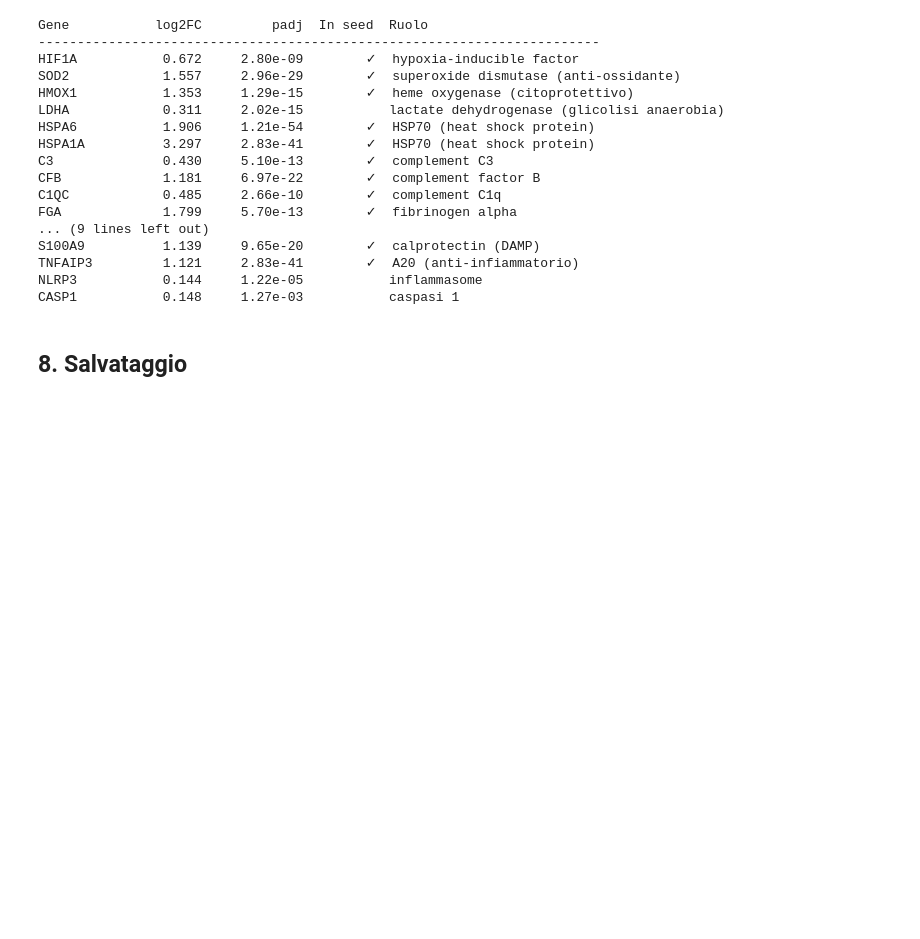
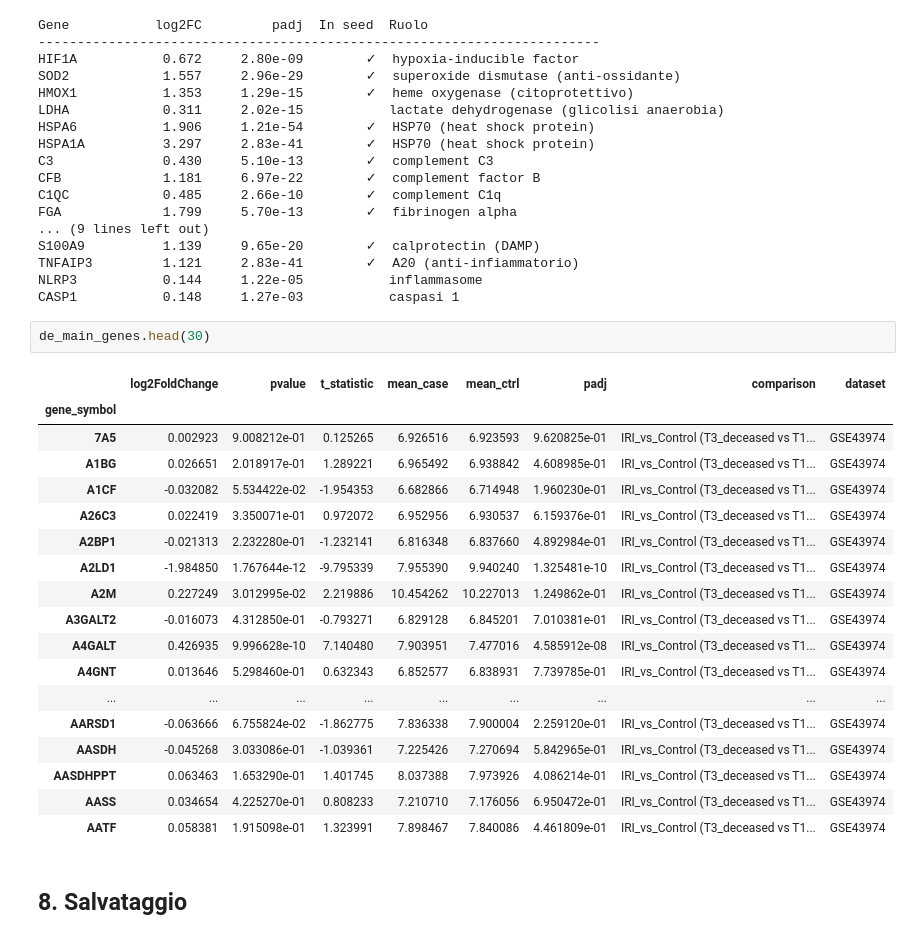
Before and after one commit to roberto-casale/iri_aki_pipeline, a Jupyter notebook: notebooks/fase1_GSE43974_raw.ipynb, the cells around one changed output. Saved outputs shown, nothing was run; the diff lists cells and outputs as text; blank space fills up the shorter version.

Commit message:
fix Excel - dates and gene names

```diff
--- a/notebooks/fase1_GSE43974_raw.ipynb
+++ b/notebooks/fase1_GSE43974_raw.ipynb
@@ -949,6 +1052,27 @@ S100A9          1.139     9.65e-20        ✓  calprotectin (DAMP)
 TNFAIP3         1.121     2.83e-41        ✓  A20 (anti-infiammatorio)
 NLRP3           0.144     1.22e-05           inflammasome
 CASP1           0.148     1.27e-03           caspasi 1
+# %%
+de_main_genes.head(30)
+# %% [output]
+|  | log2FoldChange | pvalue | t_statistic | mean_case | mean_ctrl | padj | comparison | dataset |
+| gene_symbol |  |  |  |  |  |  |  |  |
+| 7A5 | 0.002923 | 9.008212e-01 | 0.125265 | 6.926516 | 6.923593 | 9.620825e-01 | IRI_vs_Control (T3_deceased vs T1... | GSE43974 |
+| A1BG | 0.026651 | 2.018917e-01 | 1.289221 | 6.965492 | 6.938842 | 4.608985e-01 | IRI_vs_Control (T3_deceased vs T1... | GSE43974 |
+| A1CF | -0.032082 | 5.534422e-02 | -1.954353 | 6.682866 | 6.714948 | 1.960230e-01 | IRI_vs_Control (T3_deceased vs T1... | GSE43974 |
+| A26C3 | 0.022419 | 3.350071e-01 | 0.972072 | 6.952956 | 6.930537 | 6.159376e-01 | IRI_vs_Control (T3_deceased vs T1... | GSE43974 |
+| A2BP1 | -0.021313 | 2.232280e-01 | -1.232141 | 6.816348 | 6.837660 | 4.892984e-01 | IRI_vs_Control (T3_deceased vs T1... | GSE43974 |
+| A2LD1 | -1.984850 | 1.767644e-12 | -9.795339 | 7.955390 | 9.940240 | 1.325481e-10 | IRI_vs_Control (T3_deceased vs T1... | GSE43974 |
+| A2M | 0.227249 | 3.012995e-02 | 2.219886 | 10.454262 | 10.227013 | 1.249862e-01 | IRI_vs_Control (T3_deceased vs T1... | GSE43974 |
+| A3GALT2 | -0.016073 | 4.312850e-01 | -0.793271 | 6.829128 | 6.845201 | 7.010381e-01 | IRI_vs_Control (T3_deceased vs T1... | GSE43974 |
+| A4GALT | 0.426935 | 9.996628e-10 | 7.140480 | 7.903951 | 7.477016 | 4.585912e-08 | IRI_vs_Control (T3_deceased vs T1... | GSE43974 |
+| A4GNT | 0.013646 | 5.298460e-01 | 0.632343 | 6.852577 | 6.838931 | 7.739785e-01 | IRI_vs_Control (T3_deceased vs T1... | GSE43974 |
+| ... | ... | ... | ... | ... | ... | ... | ... | ... |
+| AARSD1 | -0.063666 | 6.755824e-02 | -1.862775 | 7.836338 | 7.900004 | 2.259120e-01 | IRI_vs_Control (T3_deceased vs T1... | GSE43974 |
+| AASDH | -0.045268 | 3.033086e-01 | -1.039361 | 7.225426 | 7.270694 | 5.842965e-01 | IRI_vs_Control (T3_deceased vs T1... | GSE43974 |
+| AASDHPPT | 0.063463 | 1.653290e-01 | 1.401745 | 8.037388 | 7.973926 | 4.086214e-01 | IRI_vs_Control (T3_deceased vs T1... | GSE43974 |
+| AASS | 0.034654 | 4.225270e-01 | 0.808233 | 7.210710 | 7.176056 | 6.950472e-01 | IRI_vs_Control (T3_deceased vs T1... | GSE43974 |
+| AATF | 0.058381 | 1.915098e-01 | 1.323991 | 7.898467 | 7.840086 | 4.461809e-01 | IRI_vs_Control (T3_deceased vs T1... | GSE43974 |
 # %% [markdown]
 ## 8. Salvataggio
 # %%
```
Also changed, not shown: parts of 7 cells of this notebook, 10 other files.
